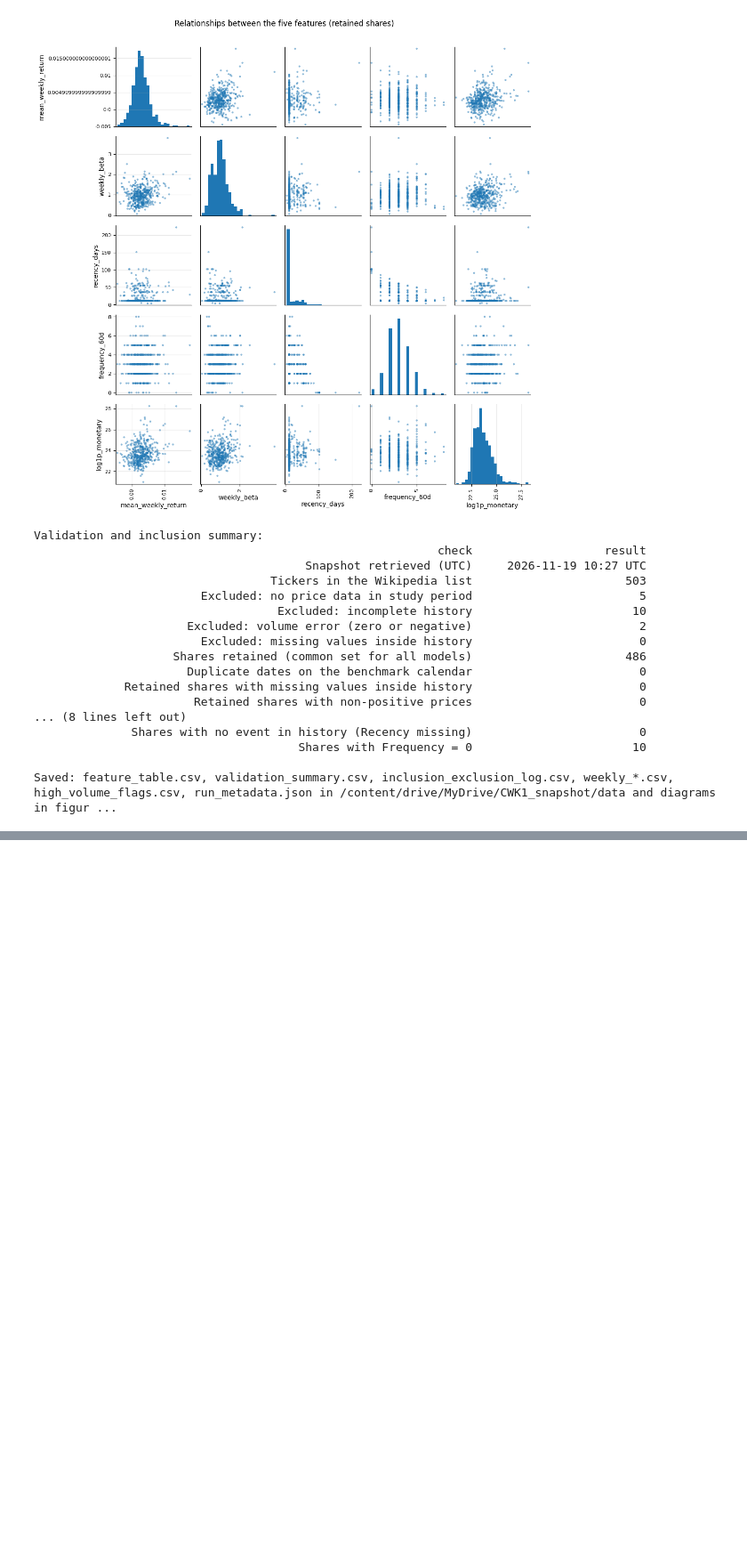
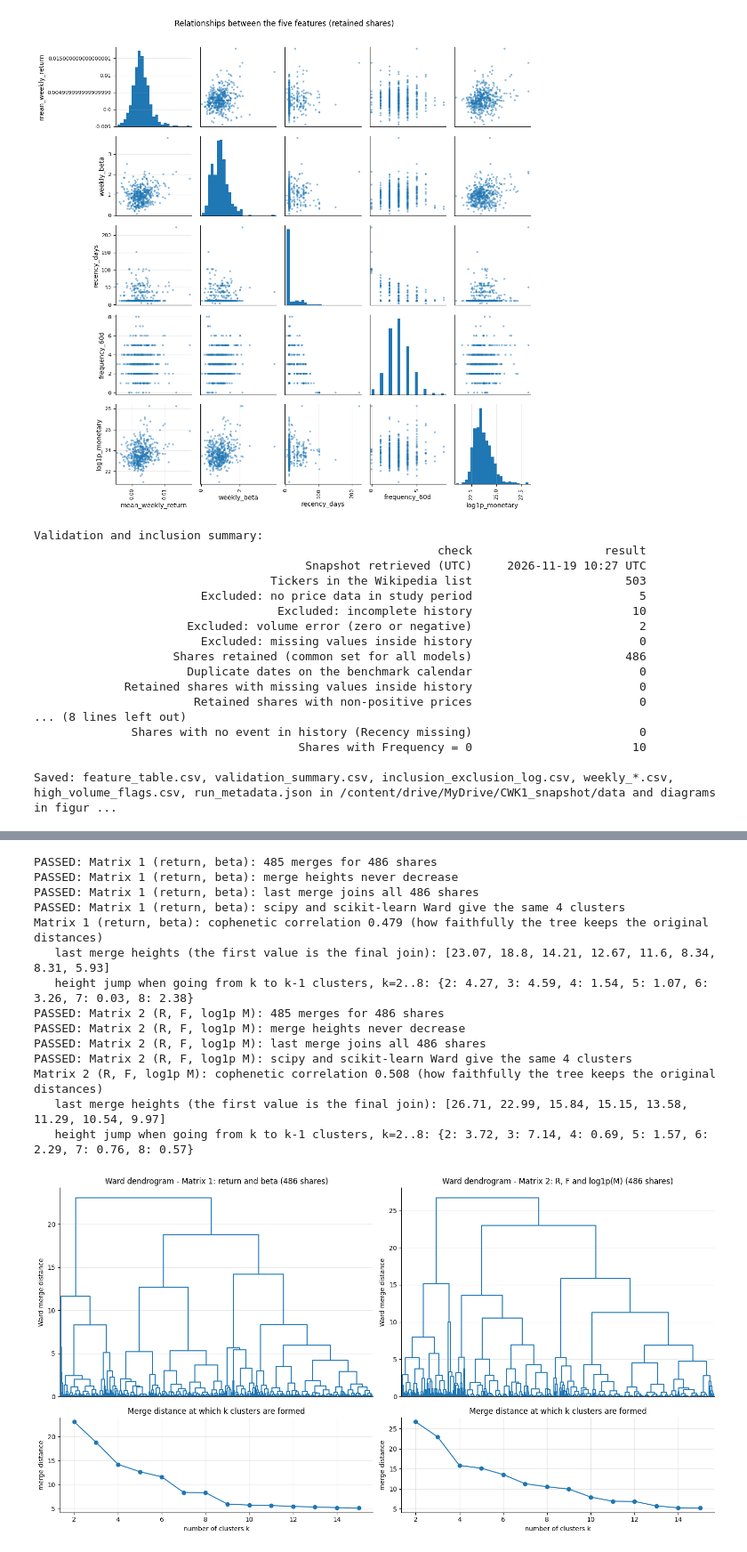
Before and after one commit to sasitha12/CRMCM_CW01_w2052134, a Jupyter notebook: CRM_CW01_w2052134.ipynb, the cells around one changed output, grey strips where cells are left out. Shown at 89% size. Drawn from its saved outputs; the diff is of its cells as text; code cells hidden in the pictures; blank space fills up the shorter version.

```diff
--- a/CRM_CW01_w2052134.ipynb
+++ b/CRM_CW01_w2052134.ipynb
@@ -1116,0 +1238,45 @@ Created CWK1_snapshot_2026-11-19.zip (16.3 MB)
+# %%
+# TASK 2.2 | Part A: Ward linkage (Euclidean distance) and a dendrogram for each standardised matrix
+from scipy.cluster.hierarchy import linkage, dendrogram, cophenet, fcluster
+from scipy.spatial.distance import pdist
+from sklearn.cluster import AgglomerativeClustering
+from sklearn.metrics import adjusted_rand_score
+
+link1 = linkage(Z1.to_numpy(), method="ward", metric="euclidean")     # Matrix 1: return + beta
+link2 = linkage(Z2.to_numpy(), method="ward", metric="euclidean")     # Matrix 2: R, F, log1p(M)
+for name, L, Z in [("Matrix 1 (return, beta)", link1, Z1), ("Matrix 2 (R, F, log1p M)", link2, Z2)]:
+    check(f"{name}: {len(Z) - 1} merges for {len(Z)} shares", L.shape == (len(Z) - 1, 4))
+    check(f"{name}: merge heights never decrease", (np.diff(L[:, 2]) >= -1e-12).all())
+    check(f"{name}: last merge joins all {len(Z)} shares", int(L[-1, 3]) == len(Z))
+    sk = AgglomerativeClustering(n_clusters=4, linkage="ward").fit_predict(Z.to_numpy())
+    check(f"{name}: scipy and scikit-learn Ward give the same 4 clusters", adjusted_rand_score(fcluster(L, 4, "maxclust"), sk) == 1.0)
+    coph = cophenet(L, pdist(Z.to_numpy()))[0]
+    print(f"{name}: cophenetic correlation {coph:.3f} (how faithfully the tree keeps the original distances)")
+    h = L[-8:, 2][::-1]
+    print("   last merge heights (the first value is the final join):", np.round(h, 2).tolist())
+    print("   height jump when going from k to k-1 clusters, k=2..8:", {k: round(float(L[-(k - 1), 2] - L[-k, 2]), 2) for k in range(2, 9)})
+
+fig, ax = plt.subplots(2, 2, figsize=(15, 8), gridspec_kw={"height_ratios": [2.2, 1]})
+for j, (title, L) in enumerate([("Matrix 1: return and beta", link1), ("Matrix 2: R, F and log1p(M)", link2)]):
+    dendrogram(L, ax=ax[0, j], no_labels=True, color_threshold=0, above_threshold_color="tab:blue")
+    ax[0, j].set(title=f"Ward dendrogram - {title} (486 shares)", ylabel="Ward merge distance")
+    ks = np.arange(2, 16)
+    ax[1, j].plot(ks, [L[-(k - 1), 2] for k in ks], "o-")
+    ax[1, j].set(title="Merge distance at which k clusters are formed", xlabel="number of clusters k", ylabel="merge distance")
+save_fig("fig16_task22_ward_dendrograms")
+# %% [output]
+PASSED: Matrix 1 (return, beta): 485 merges for 486 shares
+PASSED: Matrix 1 (return, beta): merge heights never decrease
+PASSED: Matrix 1 (return, beta): last merge joins all 486 shares
+PASSED: Matrix 1 (return, beta): scipy and scikit-learn Ward give the same 4 clusters
+Matrix 1 (return, beta): cophenetic correlation 0.479 (how faithfully the tree keeps the original distances)
+   last merge heights (the first value is the final join): [23.07, 18.8, 14.21, 12.67, 11.6, 8.34, 8.31, 5.93]
+   height jump when going from k to k-1 clusters, k=2..8: {2: 4.27, 3: 4.59, 4: 1.54, 5: 1.07, 6: 3.26, 7: 0.03, 8: 2.38}
+PASSED: Matrix 2 (R, F, log1p M): 485 merges for 486 shares
+PASSED: Matrix 2 (R, F, log1p M): merge heights never decrease
+PASSED: Matrix 2 (R, F, log1p M): last merge joins all 486 shares
+PASSED: Matrix 2 (R, F, log1p M): scipy and scikit-learn Ward give the same 4 clusters
+Matrix 2 (R, F, log1p M): cophenetic correlation 0.508 (how faithfully the tree keeps the original distances)
+   last merge heights (the first value is the final join): [26.71, 22.99, 15.84, 15.15, 13.58, 11.29, 10.54, 9.97]
+   height jump when going from k to k-1 clusters, k=2..8: {2: 3.72, 3: 7.14, 4: 0.69, 5: 1.57, 6: 2.29, 7: 0.76, 8: 0.57}
+[figure, added]
```
Also changed, not shown: parts of 20 cells of this notebook.
